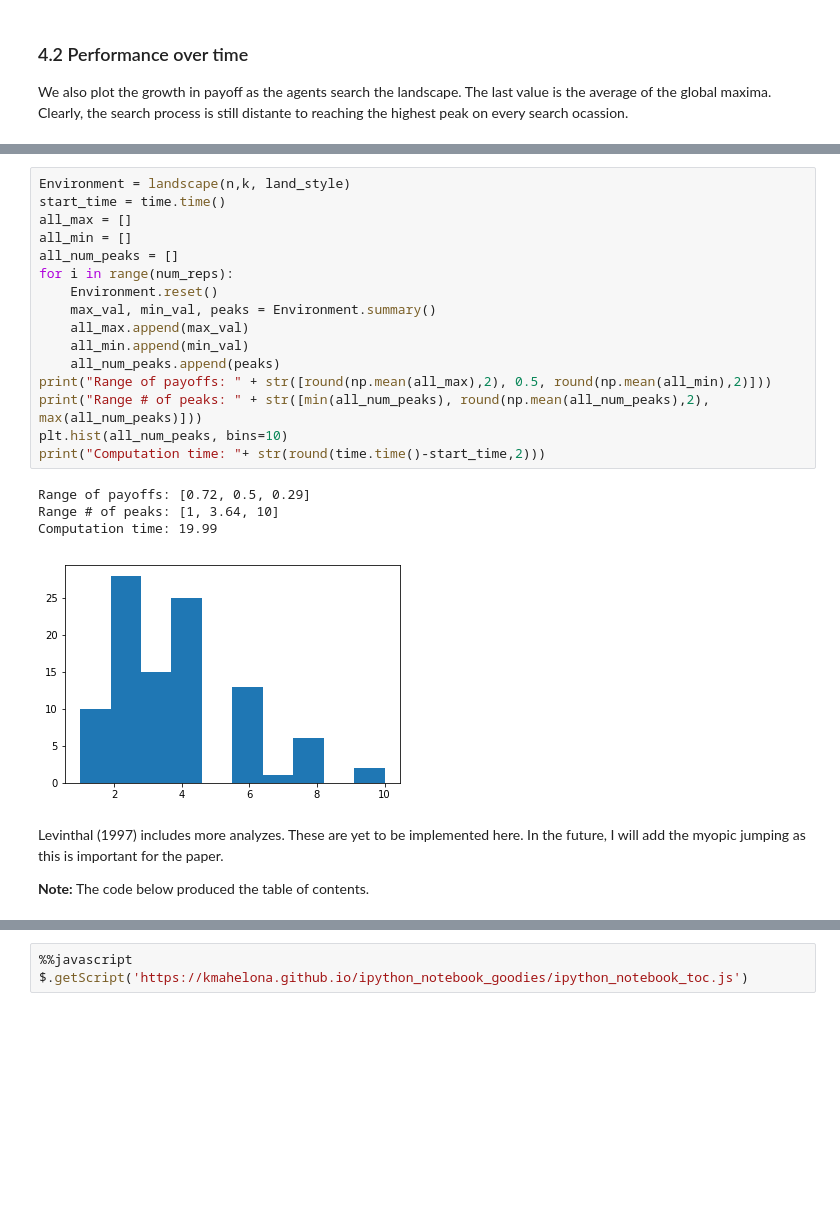
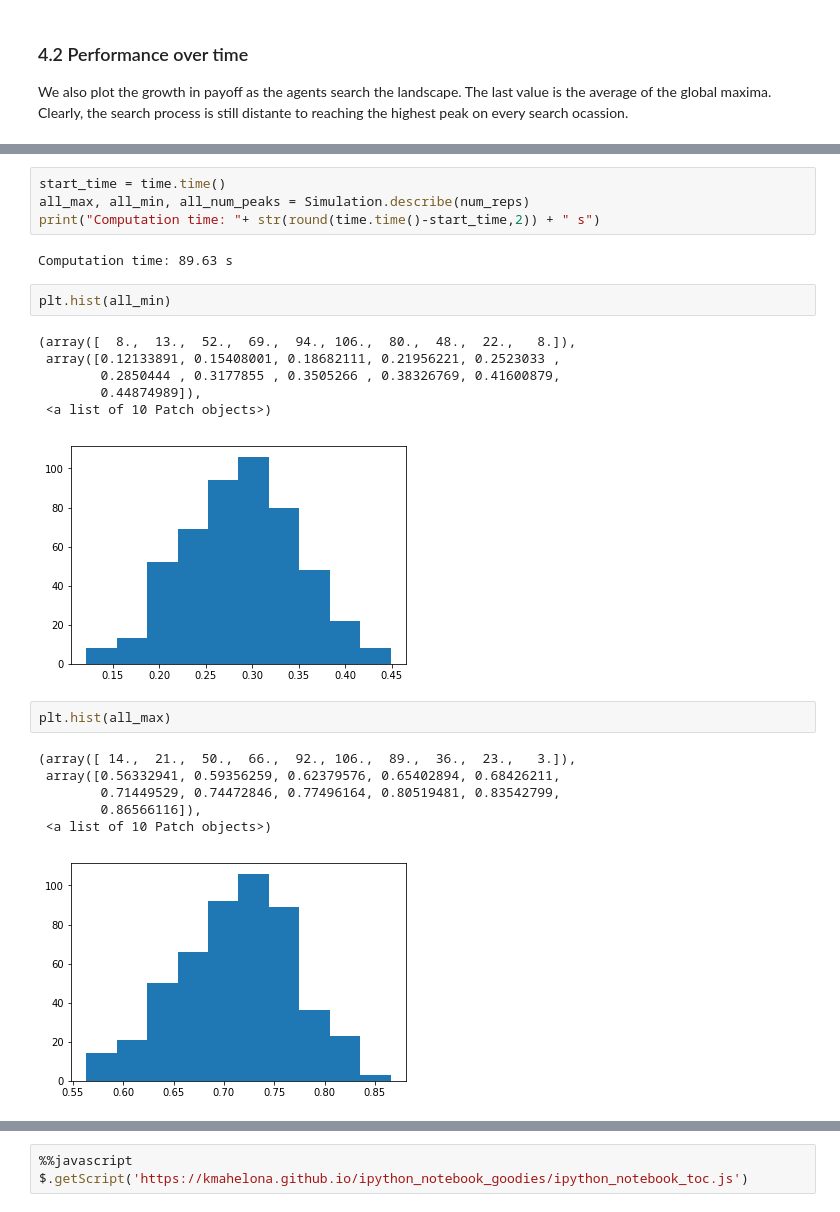
Before and after one commit to jparrieta/nk, a Jupyter notebook: levinthal.ipynb, the cells around one changed output, grey strips where cells are left out. Cells and saved outputs as stored; diff of their text form; blank space fills up the shorter version.

```diff
--- a/levinthal.ipynb
+++ b/levinthal.ipynb
@@ -307,27 +340,26 @@ plt.scatter(range(num_periods+2), 100*(all_payoffs[:num_periods+2])/(num_lands*n
 
 Finally we create 1000 landscapes and see their characteristics. Although making 1000 landscapes takes around 3 seconds, estimating their characteristics takes one order of magnitude longer. This is not a crucial step so I have not optimized it, yet.
-# %%
-Environment = landscape(n,k, land_style)
-start_time = time.time()
-all_max = []
-all_min = []
-all_num_peaks = []
-for i in range(num_reps):
-    Environment.reset()
-    max_val, min_val, peaks = Environment.summary()
-    all_max.append(max_val)
-    all_min.append(min_val)
-    all_num_peaks.append(peaks)
-print("Range of payoffs: " + str([round(np.mean(all_max),2), 0.5, round(np.mean(all_min),2)]))
-print("Range # of peaks: " + str([min(all_num_peaks), round(np.mean(all_num_peaks),2), max(all_num_peaks)]))
-plt.hist(all_num_peaks, bins=10)
-print("Computation time: "+ str(round(time.time()-start_time,2)))
-# %% [output]
-Range of payoffs: [0.72, 0.5, 0.29]
-Range # of peaks: [1, 3.64, 10]
-Computation time: 19.99
-[figure, removed]
-# %% [markdown]
-Levinthal (1997) includes more analyzes. These are yet to be implemented here. In the future, I will add the myopic jumping as this is important for the paper.
-
-**Note:** The code below produced the table of contents.
+# %%
+start_time = time.time()
+all_max, all_min, all_num_peaks = Simulation.describe(num_reps)
+print("Computation time: "+ str(round(time.time()-start_time,2)) + " s")
+# %% [output]
+Computation time: 89.63 s
+# %%
+plt.hist(all_min)
+# %% [output]
+(array([  8.,  13.,  52.,  69.,  94., 106.,  80.,  48.,  22.,   8.]),
+ array([0.12133891, 0.15408001, 0.18682111, 0.21956221, 0.2523033 ,
+        0.2850444 , 0.3177855 , 0.3505266 , 0.38326769, 0.41600879,
+        0.44874989]),
+ <a list of 10 Patch objects>)
+[figure, added]
+# %%
+plt.hist(all_max)
+# %% [output]
+(array([ 14.,  21.,  50.,  66.,  92., 106.,  89.,  36.,  23.,   3.]),
+ array([0.56332941, 0.59356259, 0.62379576, 0.65402894, 0.68426211,
+        0.71449529, 0.74472846, 0.77496164, 0.80519481, 0.83542799,
+        0.86566116]),
+ <a list of 10 Patch objects>)
+[figure, added]
```
Also changed, not shown: parts of 25 cells of this notebook.
